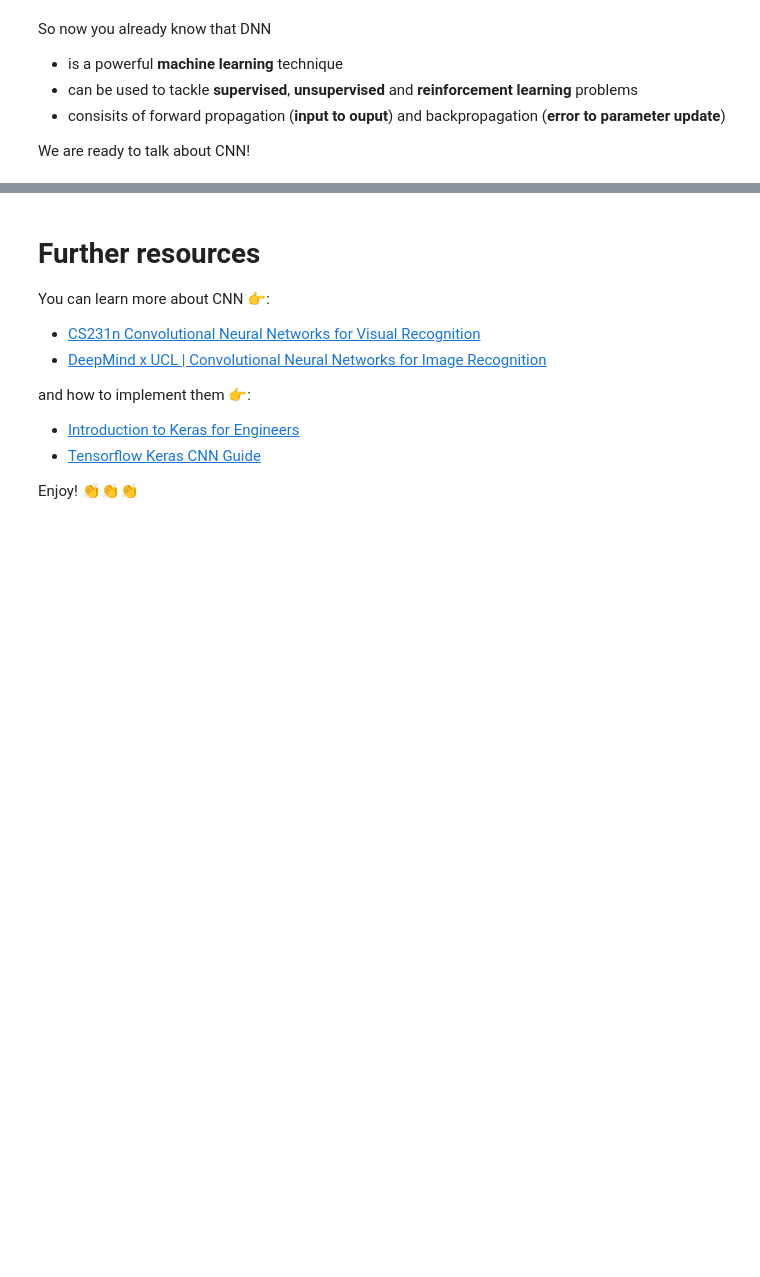
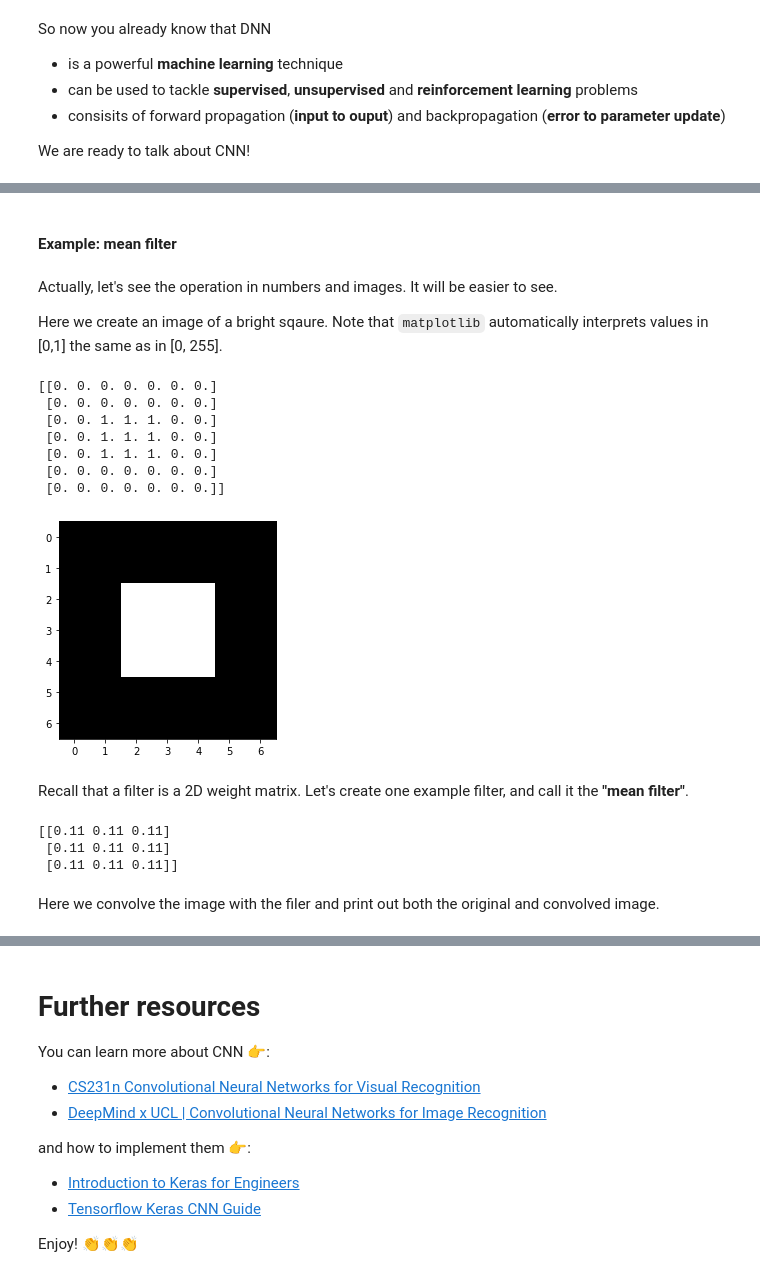
Before and after one commit to YangXiaozhou/CNN-COVID-19-classification-using-chest-CT-scan, a Jupyter notebook: notebooks/1-Introduction-to-convolutional-neural-network.ipynb, the cells around one changed output, grey strips where cells are left out. Cells and saved outputs as stored; diff of their text form; code cells hidden in the pictures; blank space fills up the shorter version.

```diff
--- a/notebooks/1-Introduction-to-convolutional-neural-network.ipynb
+++ b/notebooks/1-Introduction-to-convolutional-neural-network.ipynb
@@ -97,0 +152,35 @@ In the next notebook,
+# %% [markdown]
+####  Example: mean filter
+# %% [markdown]
+Actually, let's see the operation in numbers and images. It will be easier to see.
+
+Here we create an image of a bright sqaure. Note that `matplotlib` automatically interprets values in [0,1] the same as in [0, 255].
+# %%
+bright_square = np.zeros((7, 7), dtype=float)
+bright_square[2:5, 2:5] = 1
+
+print(bright_square)
+
+fig, ax = plt.subplots()
+ax.imshow(bright_square, cmap='gray');
+# %% [output]
+[[0. 0. 0. 0. 0. 0. 0.]
+ [0. 0. 0. 0. 0. 0. 0.]
+ [0. 0. 1. 1. 1. 0. 0.]
+ [0. 0. 1. 1. 1. 0. 0.]
+ [0. 0. 1. 1. 1. 0. 0.]
+ [0. 0. 0. 0. 0. 0. 0.]
+ [0. 0. 0. 0. 0. 0. 0.]]
+[figure, added]
+# %% [markdown]
+Recall that a filter is a 2D weight matrix. Let's create one example filter, and call it the **"mean filter"**.
+# %%
+mean_filter = np.full((3, 3), 1/9)
+
+print(mean_filter)
+# %% [output]
+[[0.11 0.11 0.11]
+ [0.11 0.11 0.11]
+ [0.11 0.11 0.11]]
+# %% [markdown]
+Here we convolve the image with the filer and print out both the original and convolved image.
```
Also changed, not shown: parts of 21 cells of this notebook, 11 other files.
